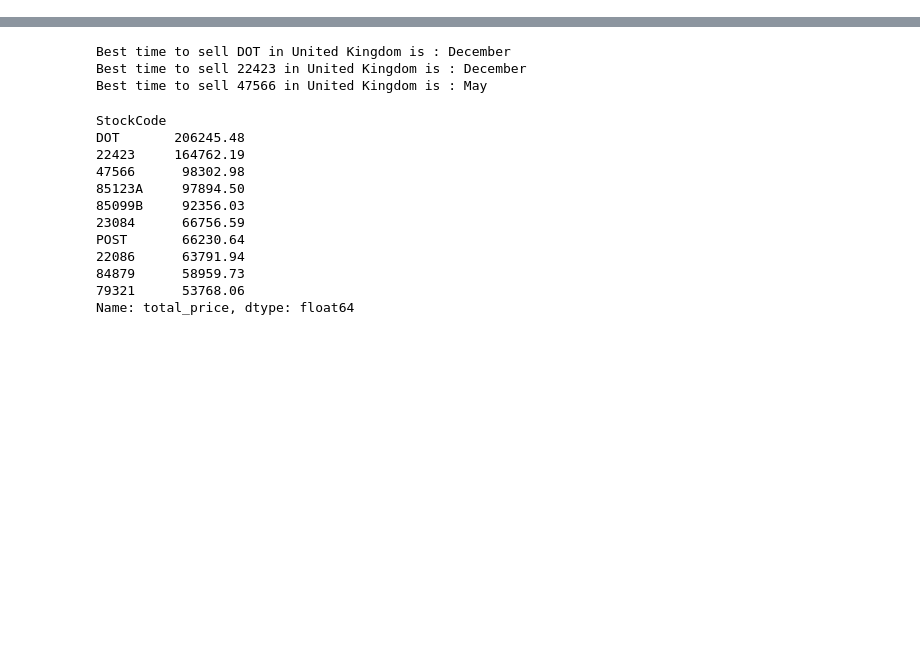
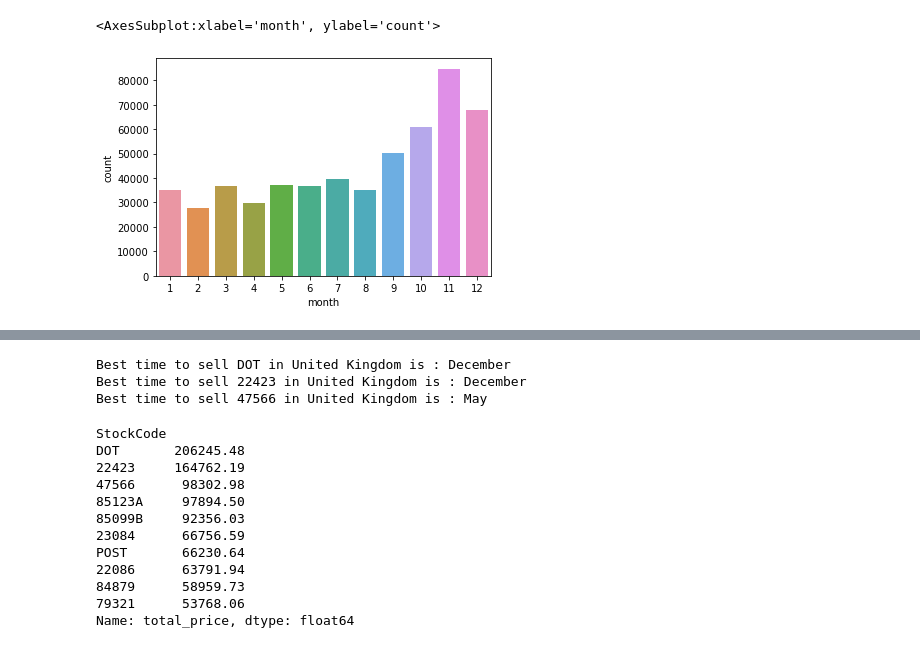
Before and after one commit to Shashank-Agr/Team-A-Shashank_Vikash, a Jupyter notebook: DataAnalysis/case_study_data_analysis.ipynb, the cells around one changed output, grey strips where cells are left out. Saved outputs shown, nothing was run; the diff lists cells and outputs as text; code cells hidden in the pictures; blank space fills up the shorter version.

```diff
--- a/DataAnalysis/case_study_data_analysis.ipynb
+++ b/DataAnalysis/case_study_data_analysis.ipynb
@@ -7,2 +37,4 @@ import datetime
 # %%
-df = pd.read_excel('Online_Retail.xlsx')
+# create pandas dataframe
+
+retail_df = pd.read_excel('Online_Retail.xlsx')
@@ -9 +94,8 @@ df = pd.read_excel('Online_Retail.xlsx')
+# %%
+# Added year and month column
+
+InvoiceDate = retail_df['InvoiceDate']
+
+retail_df['year'] = retail_df['InvoiceDate'].dt.year
+retail_df['month'] = retail_df['InvoiceDate'].dt.month
 # %%
@@ -31,0 +112,8 @@ df.head()
+# %%
+#plot customer count month-wise
+plt.title('Customer Count - Month Wise')
+
+sns.countplot(x = 'month',  data = retail_df)
+# %% [output]
+<AxesSubplot:xlabel='month', ylabel='count'>
+[figure, added]
```
Also changed, not shown: parts of 18 cells of this notebook.
